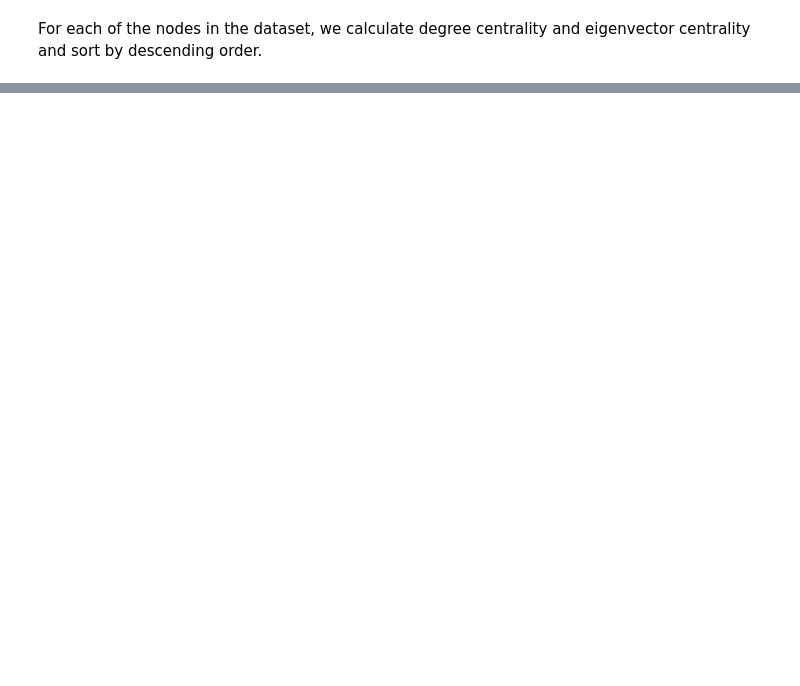
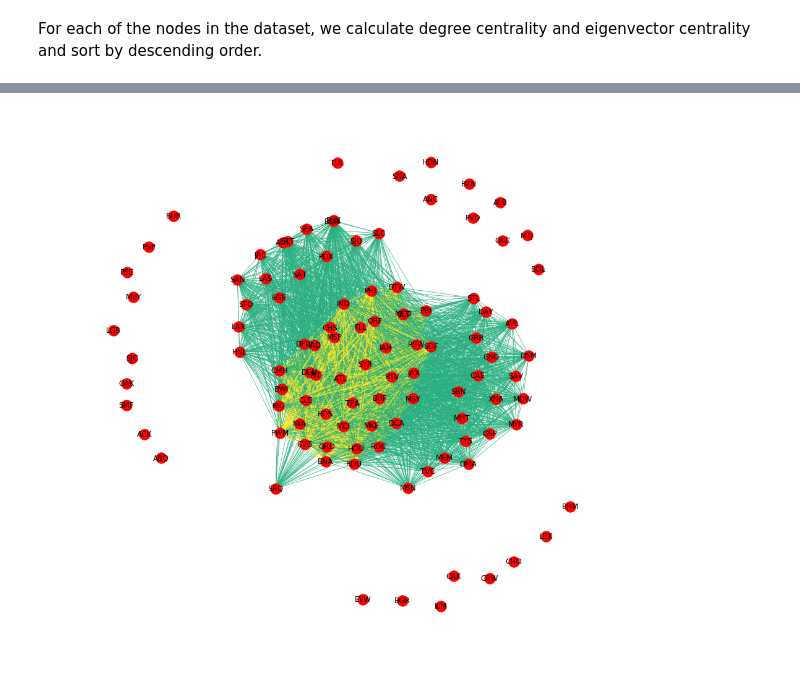
Before and after one commit to saayedalam/Web-Analytics, a Jupyter notebook: Project 1.ipynb, the cells around one changed output, grey strips where cells are left out. Cells and saved outputs as stored; diff of their text form; code cells hidden in the pictures; blank space fills up the shorter version.

```diff
--- a/Project 1.ipynb
+++ b/Project 1.ipynb
@@ -108,0 +91,15 @@ Average degree:   4.1869
+# %%
+# combine all nodes in to one column
+nodes = a.Nodes_1.append(a.Nodes_2)
+delay = a.Nodes_1_Delay.append(a.Nodes_2_Delay)
+no_de = pd.concat([nodes, delay], axis = 1).rename(index = str, columns={0: "Nodes", 1: "Delay"})
+
+##no_de.rename(index = str, columns={0: "Nodes", 1: "Delay"}, inplace = True)
+# separate nodes according to which set they belong to
+one = no_de.loc[no_de['Delay'] == 1]
+zero = no_de.loc[no_de['Delay'] == 0]
+
+# combine edges so that there is no edge between nodes of the same set
+edge1 = a.loc[(a["Nodes_1_Delay"] == 1) & (a["Nodes_2_Delay"] == 1)]
+edge0 = a.loc[(a["Nodes_1_Delay"] == 0) & (a["Nodes_2_Delay"] == 0)]
+edge = edge1.append(edge0)
@@ -109,3 +149,15 @@ Average degree:   4.1869
+# %%
+# adjust figure size
+plt.figure(figsize=(16, 16))
+
+# departure flight network
+desnet = bi.weighted_projected_graph(A, airport['Nodes_2'], ratio = False)
+weights = [math.log(edata['weight']) for f, t, edata in desnet.edges(data = True)]
+nx.draw_networkx(desnet, width = weights, edge_color = weights)
+plt.axis("off")
+plt.show()
+# %% [output]
+[figure, added]
 # %%
 # adjust figure size
 plt.figure(figsize=(16, 16))
```
Also changed, not shown: parts of 15 cells of this notebook.
